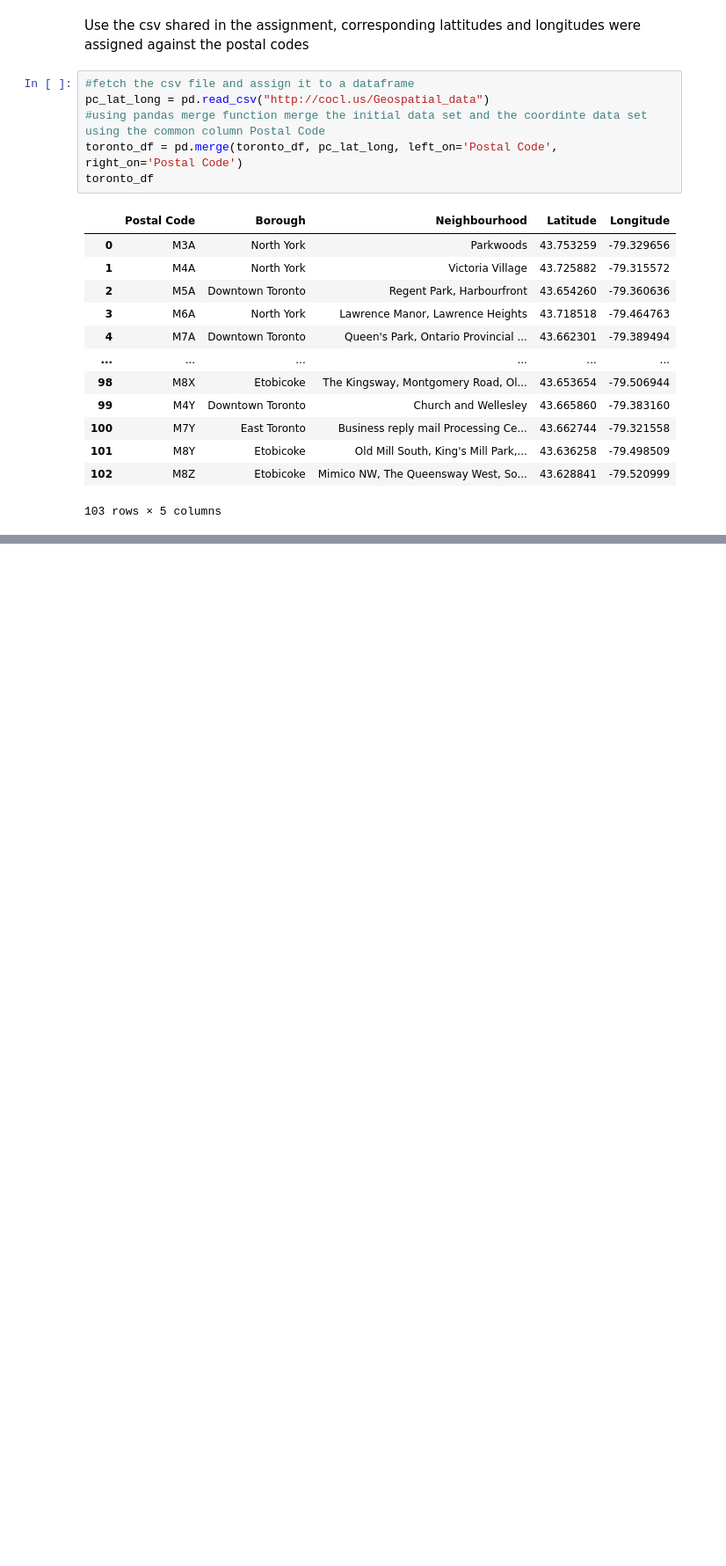
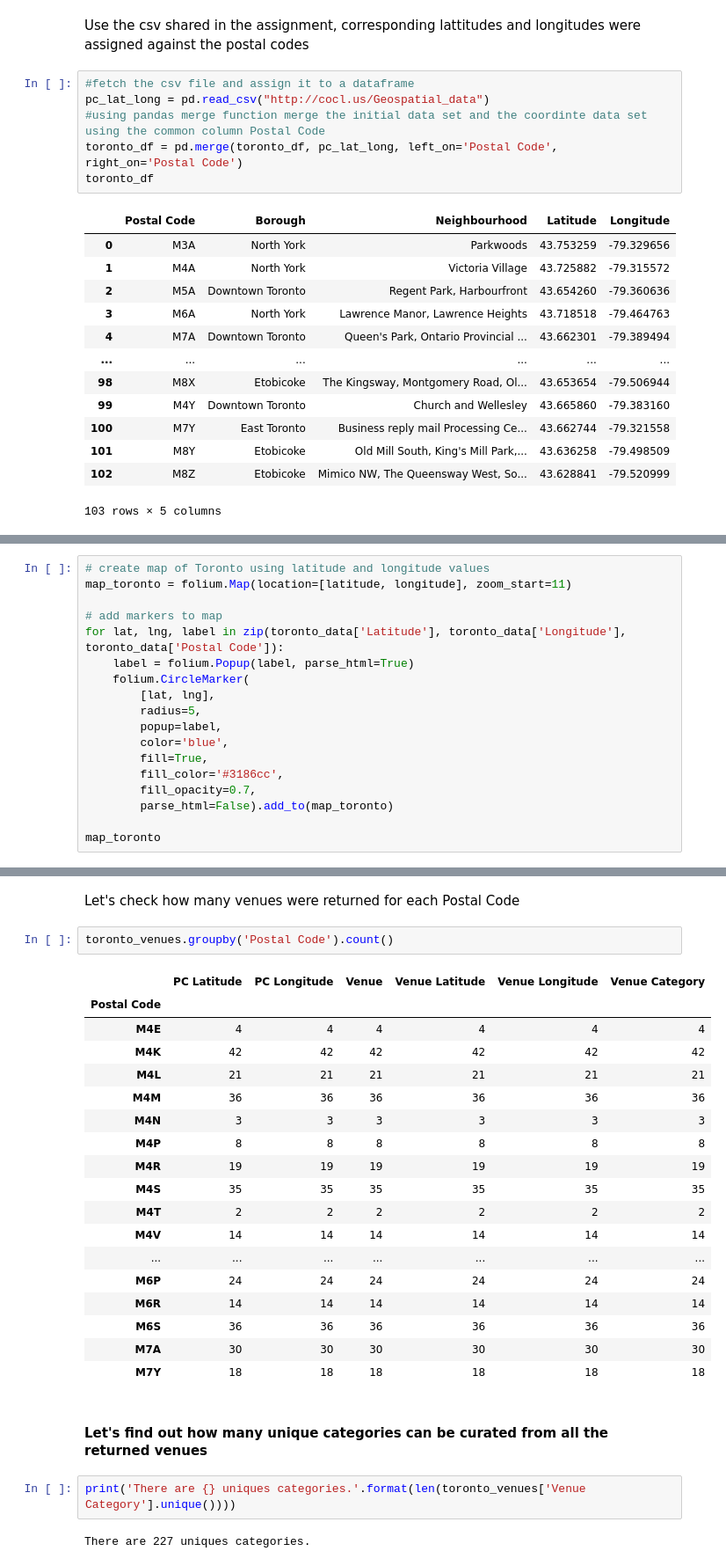
Before and after one commit to sreeduttsasikumar/Coursera_Capstone, a Jupyter notebook: Toronto_Neighbourhood_clustering.ipynb, the cells around one changed output, grey strips where cells are left out. Shown at 88% size. Saved outputs shown, nothing was run; the diff lists cells and outputs as text; blank space fills up the shorter version.

```diff
--- a/Toronto_Neighbourhood_clustering.ipynb
+++ b/Toronto_Neighbourhood_clustering.ipynb
@@ -89,0 +150,18 @@ toronto_df
+# %%
+# create map of Toronto using latitude and longitude values
+map_toronto = folium.Map(location=[latitude, longitude], zoom_start=11)
+
+# add markers to map
+for lat, lng, label in zip(toronto_data['Latitude'], toronto_data['Longitude'], toronto_data['Postal Code']):
+    label = folium.Popup(label, parse_html=True)
+    folium.CircleMarker(
+        [lat, lng],
+        radius=5,
+        popup=label,
+        color='blue',
+        fill=True,
+        fill_color='#3186cc',
+        fill_opacity=0.7,
+        parse_html=False).add_to(map_toronto)
+
+map_toronto
@@ -89,0 +268,29 @@ toronto_df
+# %% [markdown]
+Let's check how many venues were returned for each Postal Code
+# %%
+toronto_venues.groupby('Postal Code').count()
+# %% [output]
+|  | PC Latitude | PC Longitude | Venue | Venue Latitude | Venue Longitude | Venue Category |
+| Postal Code |  |  |  |  |  |  |
+| M4E | 4 | 4 | 4 | 4 | 4 | 4 |
+| M4K | 42 | 42 | 42 | 42 | 42 | 42 |
+| M4L | 21 | 21 | 21 | 21 | 21 | 21 |
+| M4M | 36 | 36 | 36 | 36 | 36 | 36 |
+| M4N | 3 | 3 | 3 | 3 | 3 | 3 |
+| M4P | 8 | 8 | 8 | 8 | 8 | 8 |
+| M4R | 19 | 19 | 19 | 19 | 19 | 19 |
+| M4S | 35 | 35 | 35 | 35 | 35 | 35 |
+| M4T | 2 | 2 | 2 | 2 | 2 | 2 |
+| M4V | 14 | 14 | 14 | 14 | 14 | 14 |
+| ... | ... | ... | ... | ... | ... | ... |
+| M6P | 24 | 24 | 24 | 24 | 24 | 24 |
+| M6R | 14 | 14 | 14 | 14 | 14 | 14 |
+| M6S | 36 | 36 | 36 | 36 | 36 | 36 |
+| M7A | 30 | 30 | 30 | 30 | 30 | 30 |
+| M7Y | 18 | 18 | 18 | 18 | 18 | 18 |
+# %% [markdown]
+#### Let's find out how many unique categories can be curated from all the returned venues
+# %%
+print('There are {} uniques categories.'.format(len(toronto_venues['Venue Category'].unique())))
+# %% [output]
+There are 227 uniques categories.
```
Also changed, not shown: parts of 48 cells of this notebook.
